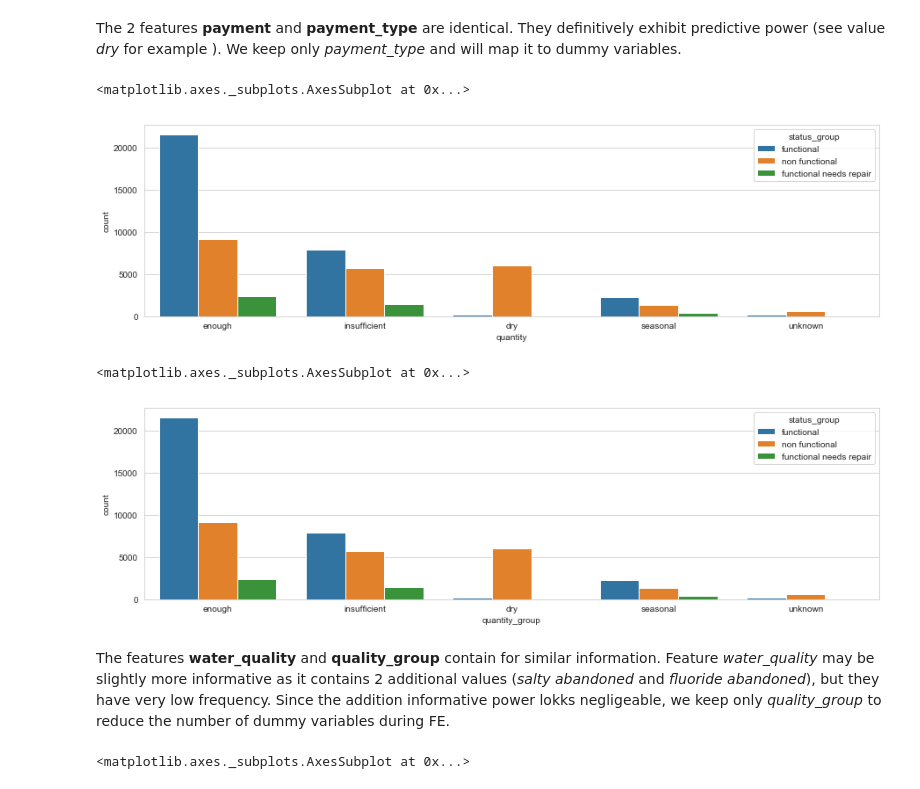
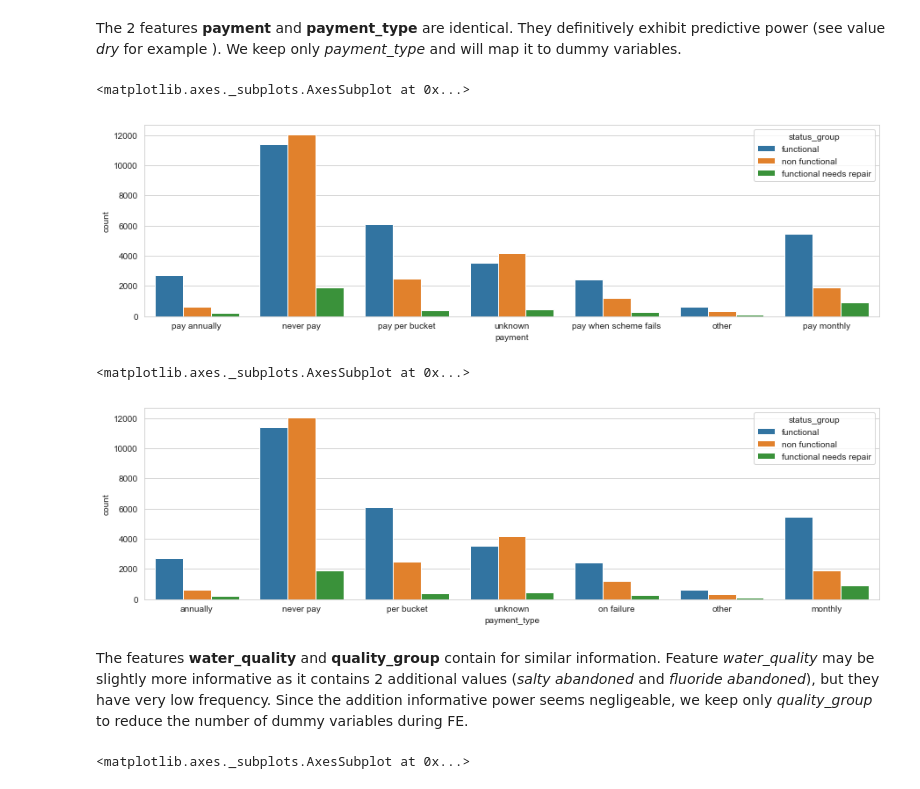
Before and after one commit to cedric-bertrand/DS-py, a Jupyter notebook: taarifa-wp/water_pumps.ipynb, the cells around one changed output. Drawn from its saved outputs; the diff is of its cells as text; code cells hidden in the pictures.

```diff
--- a/taarifa-wp/water_pumps.ipynb
+++ b/taarifa-wp/water_pumps.ipynb
@@ -321,5 +327,10 @@ The 2 features **management** and **management_group** do not look very informat
 # %%
 sns.countplot(x='management', hue='status_group', data=train_cat);
 plt.show()
+# same plot but without predominant class vwc
+sns.countplot(x='management', hue='status_group', data=train_cat[train_cat['management'] != 'vwc']);
+plt.show()
 sns.countplot(x='management_group', hue='status_group', data=train_cat);
+
+col_categorical_onehot.append('management')
 # %% [output]
@@ -328,17 +343,17 @@ sns.countplot(x='management_group', hue='status_group', data=train_cat);
 # %% [markdown]
 The 2 features **payment** and **payment_type** are identical. They definitively exhibit predictive power (see value *dry* for example ). We keep only *payment_type* and will map it to dummy variables.
 # %%
-sns.countplot(x='quantity', hue='status_group', data=train_cat)
+sns.countplot(x='payment', hue='status_group', data=train_cat)
 plt.show()
-sns.countplot(x='quantity_group', hue='status_group', data=train_cat);
-col_categorical_onehot.append('quantity_group')
+sns.countplot(x='payment_type', hue='status_group', data=train_cat);
+col_categorical_onehot.append('payment_type')
 # %% [output]
 <matplotlib.axes._subplots.AxesSubplot at 0x...>
-[figure, old version]
+[figure, new version]
 <matplotlib.axes._subplots.AxesSubplot at 0x...>
-[figure, old version]
+[figure, new version]
 # %% [markdown]
-The features **water_quality** and **quality_group** contain for similar information. Feature *water_quality* may be slightly more informative as it contains 2 additional values (*salty abandoned* and *fluoride abandoned*), but they have very low frequency. Since the addition informative power lokks negligeable, we keep only *quality_group* to reduce the number of dummy variables during FE.
+The features **water_quality** and **quality_group** contain for similar information. Feature *water_quality* may be slightly more informative as it contains 2 additional values (*salty abandoned* and *fluoride abandoned*), but they have very low frequency. Since the addition informative power seems negligeable, we keep only *quality_group* to reduce the number of dummy variables during FE.
 # %%
 sns.countplot(x='water_quality', hue='status_group', data=train_cat);
 plt.show()
```
Also changed, not shown: parts of 74 cells of this notebook.
